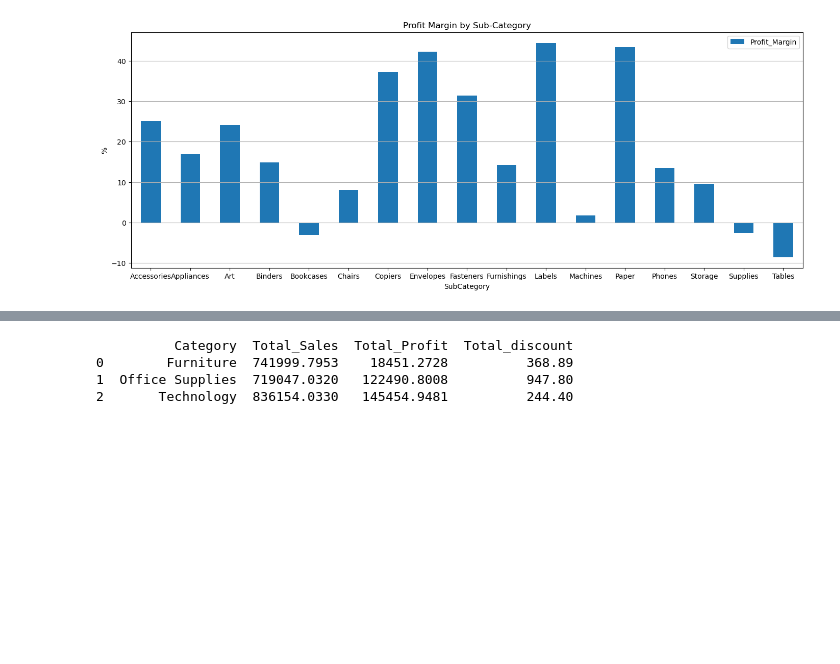
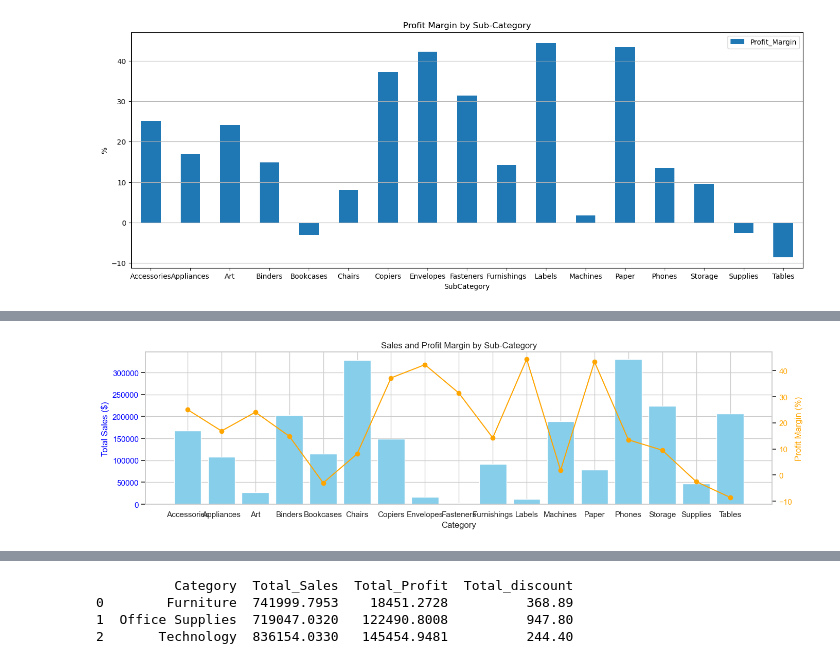
Before and after one commit to Joel1408/Python-Project, a Jupyter notebook: Retail_Project.ipynb, the cells around one changed output, grey strips where cells are left out. Drawn from its saved outputs; the diff is of its cells as text; code cells hidden in the pictures; blank space fills up the shorter version.

```diff
--- a/Retail_Project.ipynb
+++ b/Retail_Project.ipynb
@@ -259,3 +280,29 @@ plt.show()
+# %%
+# Sub-Category trends: Sales vs. Profit Margin
+# Create a bar chart for Total Sales
+fig, axis1 = plt.subplots(figsize=(14, 4))
+
+# Plot Total Sales as a bar chart
+axis1.bar(subcategory_summary['Sub-Category'], subcategory_summary['Total_sales'], color='skyblue', label='Total Sales')
+axis1.set_xlabel('Category')
+axis1.set_ylabel('Total Sales ($)', color='blue')
+axis1.tick_params(axis='y', labelcolor='blue')
+
+# Create a secondary y-axis for Profit Margin
+axis2 = axis1.twinx()
+axis2.plot(subcategory_summary['Sub-Category'], subcategory_summary['Profit_Margin'], color='orange', marker='o', label='Profit Margin')
+axis2.set_ylabel('Profit Margin (%)', color='orange')
+axis2.tick_params(axis='y', labelcolor='orange')
+
+# Add title and grid
+plt.title('Sales and Profit Margin by Sub-Category')
+fig.tight_layout()
+plt.grid(axis='y')
+
+# Show the plot
+plt.show()
+# %% [output]
+[figure, added]
 # %%
 # Group by Region and Category to get total sales, total profit, and profit margin
 category_region_summary = store_df.groupby(['Region', 'Category']).agg(
```
Also changed, not shown: parts of 4 cells of this notebook.
